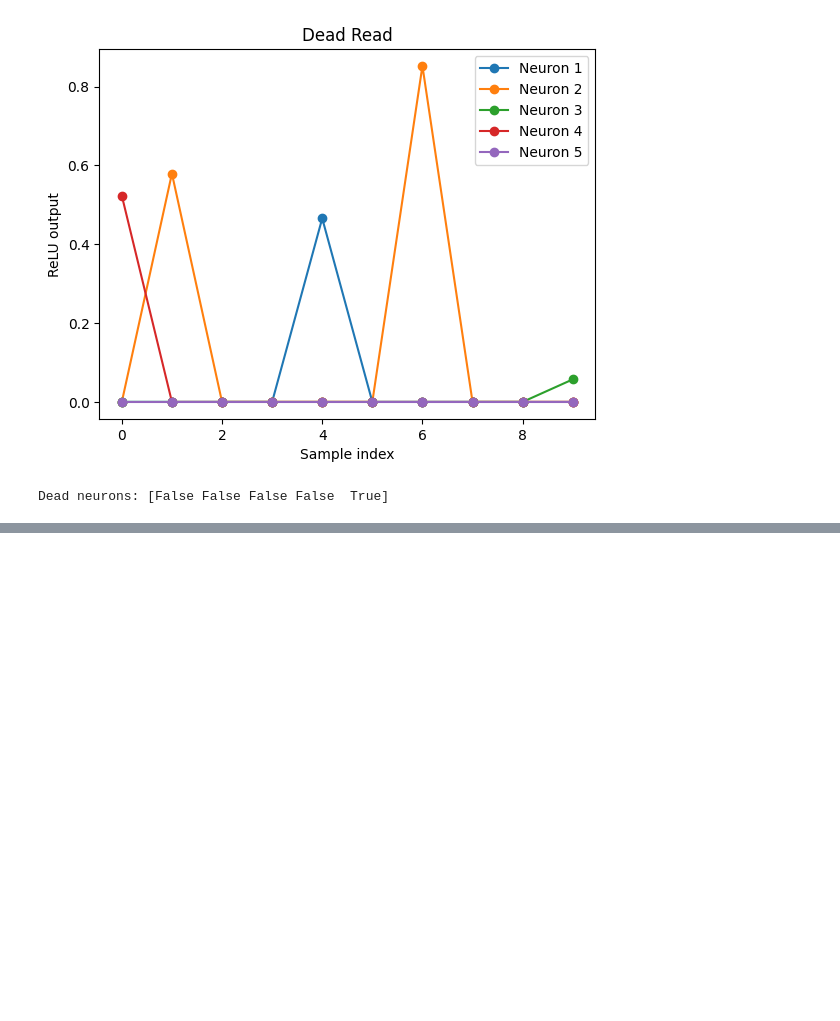
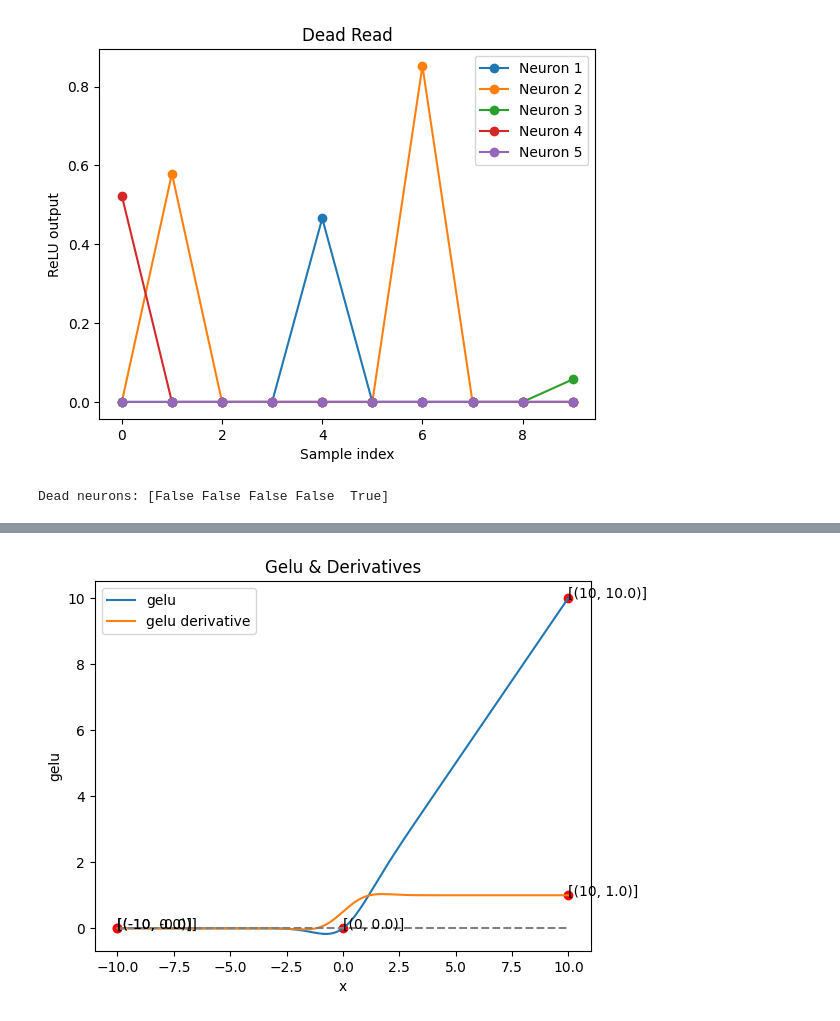
Before and after one commit to smsm8898/scratch, a Jupyter notebook: notebooks/activations.ipynb, the cells around one changed output, grey strips where cells are left out. Saved outputs shown, nothing was run; the diff lists cells and outputs as text; code cells hidden in the pictures; blank space fills up the shorter version.

```diff
--- a/notebooks/activations.ipynb
+++ b/notebooks/activations.ipynb
@@ -370,0 +456,35 @@ np.float64(0.4)
+# %%
+from src.activations import gelu
+
+xmin = -10
+xmax = 10
+
+x = np.linspace(xmin, xmax, num=200)
+y = gelu.func(x)
+y_grad = gelu.derivative(x)
+
+points = [
+    [0, np.round(elu.func(0), 2)],
+    [xmin, np.round(gelu.func(xmin), 2)],
+    [xmax, np.round(gelu.func(xmax), 2)],
+    [xmin, np.round(gelu.derivative(xmin), 5)],
+    [xmax, np.round(gelu.derivative(xmax), 2)],
+]
+
+plt.plot(x, y, label=gelu.name)
+plt.plot(x, y_grad, label=f"{gelu.name} derivative")
+plt.hlines(y=0, xmin=xmin, xmax=xmax, colors="gray", linestyles="--")
+
+for point in points:
+    x, y = point[0], point[1]
+    plt.scatter(x=x, y=y, color="red")
+    plt.text(x=x, y=y, s=f"[{x, y.item()}]")
+
+plt.title(f"{gelu.name.capitalize()} & Derivatives")
+plt.xlabel("x")
+plt.ylabel(gelu.name)
+plt.legend()
+plt.show()
+plt.close()
+# %% [output]
+[figure, added]
```
Also changed, not shown: parts of 14 cells of this notebook.
